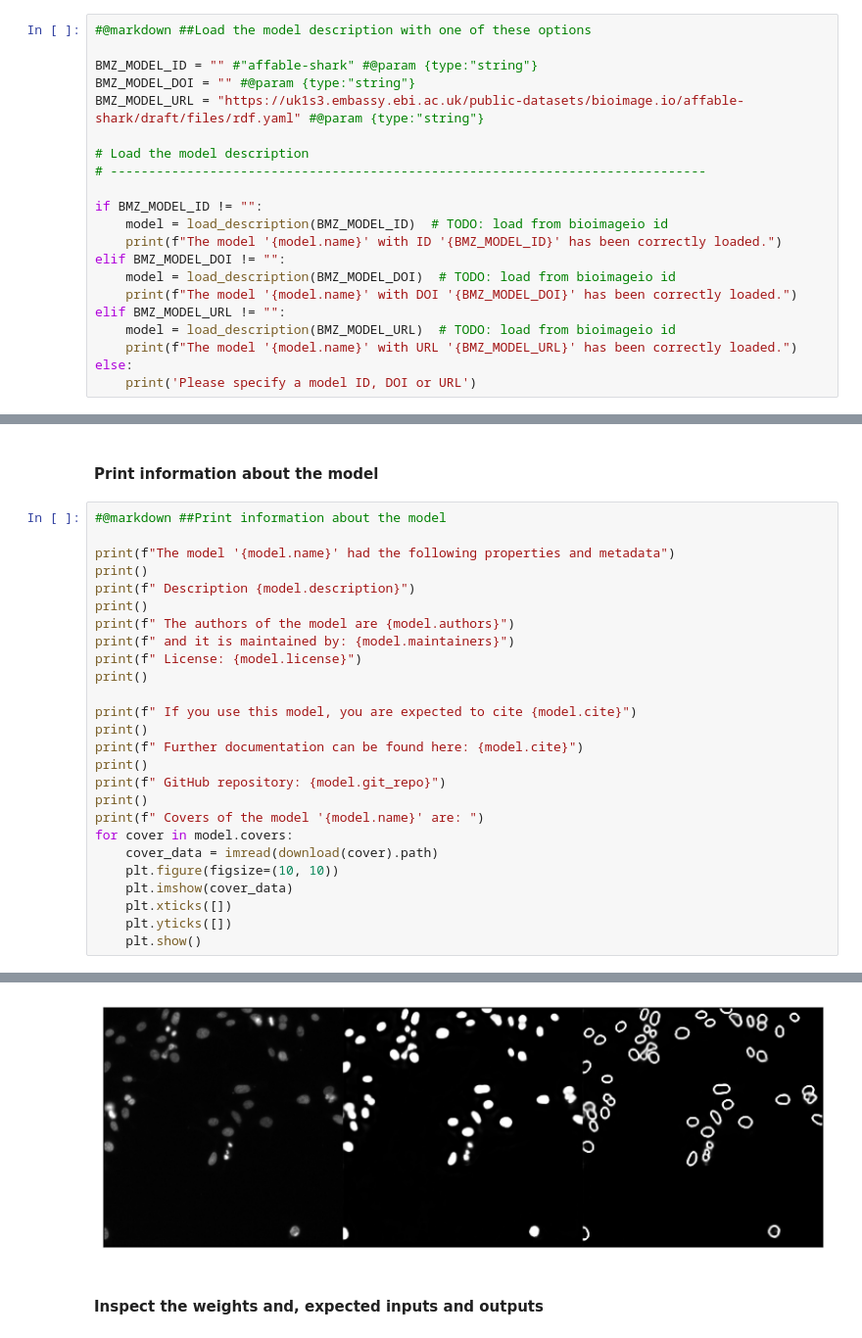
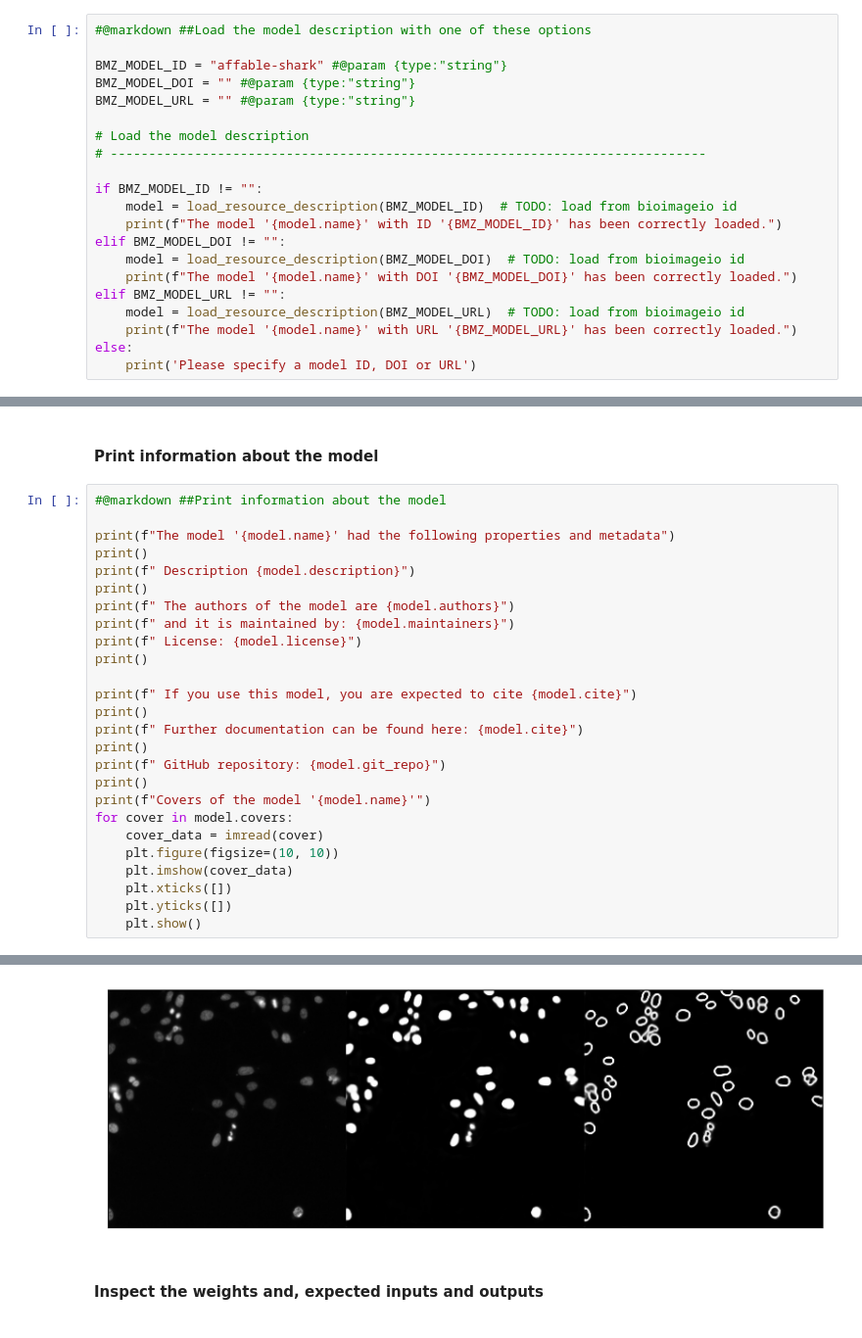
Before and after one commit to HenriquesLab/DL4MicEverywhere, a Jupyter notebook: notebooks/Bespoke_notebooks/bioimageio-pytorch/load_bioimageio_pytorch.ipynb, the cells around one changed output, grey strips where cells are left out. Shown at 98% size. Drawn from its saved outputs; the diff is of its cells as text.

Commit message:
Revert "update to bioimageio.core 0.6.7"
This reverts commit 807728dd9136bb3c7dddbcfd9820eafb6f314614.

```diff
--- a/notebooks/Bespoke_notebooks/bioimageio-pytorch/load_bioimageio_pytorch.ipynb
+++ b/notebooks/Bespoke_notebooks/bioimageio-pytorch/load_bioimageio_pytorch.ipynb
@@ -133,21 +114,21 @@ OR
 # %%
 #@markdown ##Load the model description with one of these options
 
-BMZ_MODEL_ID = "" #"affable-shark" #@param {type:"string"}
+BMZ_MODEL_ID = "affable-shark" #@param {type:"string"}
 BMZ_MODEL_DOI = "" #@param {type:"string"}
-BMZ_MODEL_URL = "https://uk1s3.embassy.ebi.ac.uk/public-datasets/bioimage.io/affable-shark/draft/files/rdf.yaml" #@param {type:"string"}
+BMZ_MODEL_URL = "" #@param {type:"string"}
 
 # Load the model description
 # ------------------------------------------------------------------------------
 
 if BMZ_MODEL_ID != "":
-    model = load_description(BMZ_MODEL_ID)  # TODO: load from bioimageio id
+    model = load_resource_description(BMZ_MODEL_ID)  # TODO: load from bioimageio id
     print(f"The model '{model.name}' with ID '{BMZ_MODEL_ID}' has been correctly loaded.")
 elif BMZ_MODEL_DOI != "":
-    model = load_description(BMZ_MODEL_DOI)  # TODO: load from bioimageio id
+    model = load_resource_description(BMZ_MODEL_DOI)  # TODO: load from bioimageio id
     print(f"The model '{model.name}' with DOI '{BMZ_MODEL_DOI}' has been correctly loaded.")
 elif BMZ_MODEL_URL != "":
-    model = load_description(BMZ_MODEL_URL)  # TODO: load from bioimageio id
+    model = load_resource_description(BMZ_MODEL_URL)  # TODO: load from bioimageio id
     print(f"The model '{model.name}' with URL '{BMZ_MODEL_URL}' has been correctly loaded.")
 else:
     print('Please specify a model ID, DOI or URL')
@@ -175,9 +156,9 @@ print(f" Further documentation can be found here: {model.cite}")
 print()
 print(f" GitHub repository: {model.git_repo}")
 print()
-print(f" Covers of the model '{model.name}' are: ")
+print(f"Covers of the model '{model.name}'")
 for cover in model.covers:
-    cover_data = imread(download(cover).path)
+    cover_data = imread(cover)
     plt.figure(figsize=(10, 10))
     plt.imshow(cover_data)
     plt.xticks([])
@@ -202,3 +183,3 @@ The model 'NucleiSegmentationBoundaryModel' had the following properties and met
-[figure, old version]
+[figure, new version]
 # %% [markdown]
 #### Inspect the weights and, expected inputs and outputs
```
Also changed, not shown: parts of 18 cells of this notebook, 2 other files.
